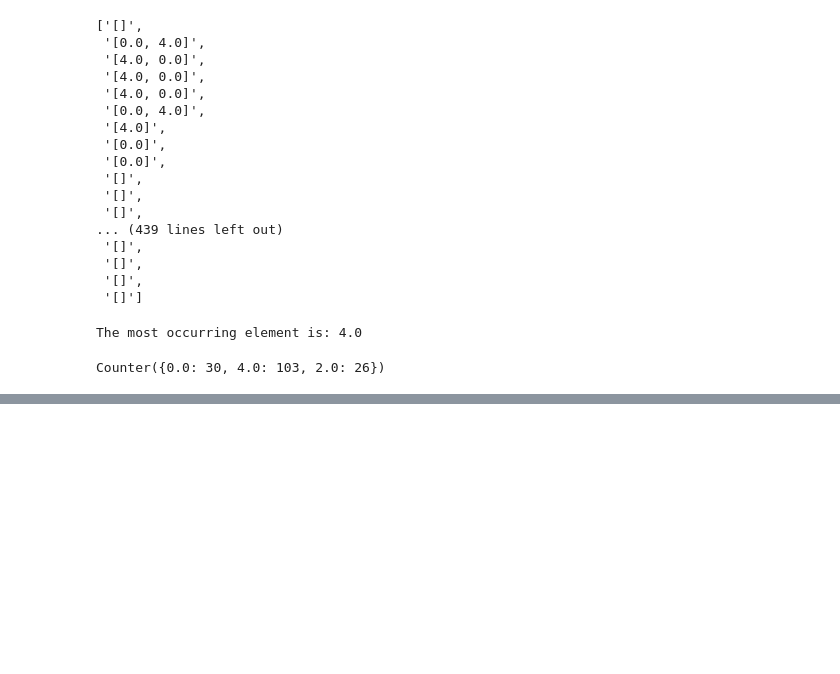
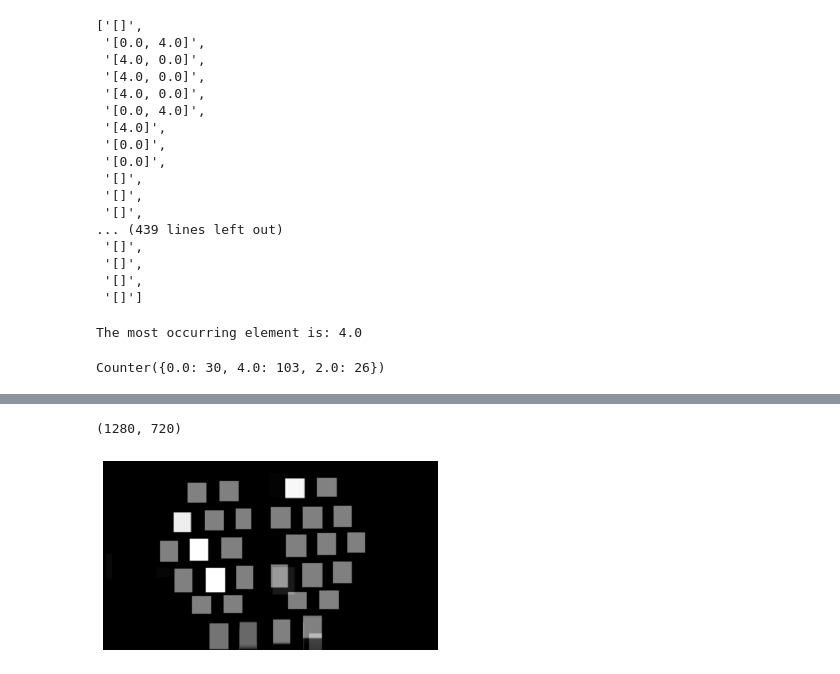
Before and after one commit to eai6/BeeVision, a Jupyter notebook: solitary_bee_hotels/scripts/research.ipynb, the cells around one changed output, grey strips where cells are left out. Drawn from its saved outputs; the diff is of its cells as text; code cells hidden in the pictures; blank space fills up the shorter version.

Commit message:
nest processing

```diff
--- a/solitary_bee_hotels/scripts/research.ipynb
+++ b/solitary_bee_hotels/scripts/research.ipynb
@@ -1010,0 +1026,12 @@ Counter({0.0: 30, 4.0: 103, 2.0: 26})
+# %%
+from PIL import Image
+from IPython.display import display
+image_path = "/Users/edwardamoah/Documents/GitHub/BeeVision/solitary_bee_hotels/outputs/nest_frames/2023-05-29_14_20_01/frame_50.jpg"
+image = Image.open(image_path)
+image_shape = image.size
+print(image_shape)
+# %% [output]
+(1280, 720)
+# %%
+# create a matrix for image
+matrix = np.zeros((image_shape[1], image_shape[0]))
@@ -1010,0 +1056,8 @@ Counter({0.0: 30, 4.0: 103, 2.0: 26})
+# %%
+import matplotlib.pyplot as plt
+
+plt.imshow(matrix, cmap='gray')
+plt.axis('off')
+plt.show()
+# %% [output]
+[figure, added]
```
Also changed, not shown: parts of 38 cells of this notebook, 2 other files.
